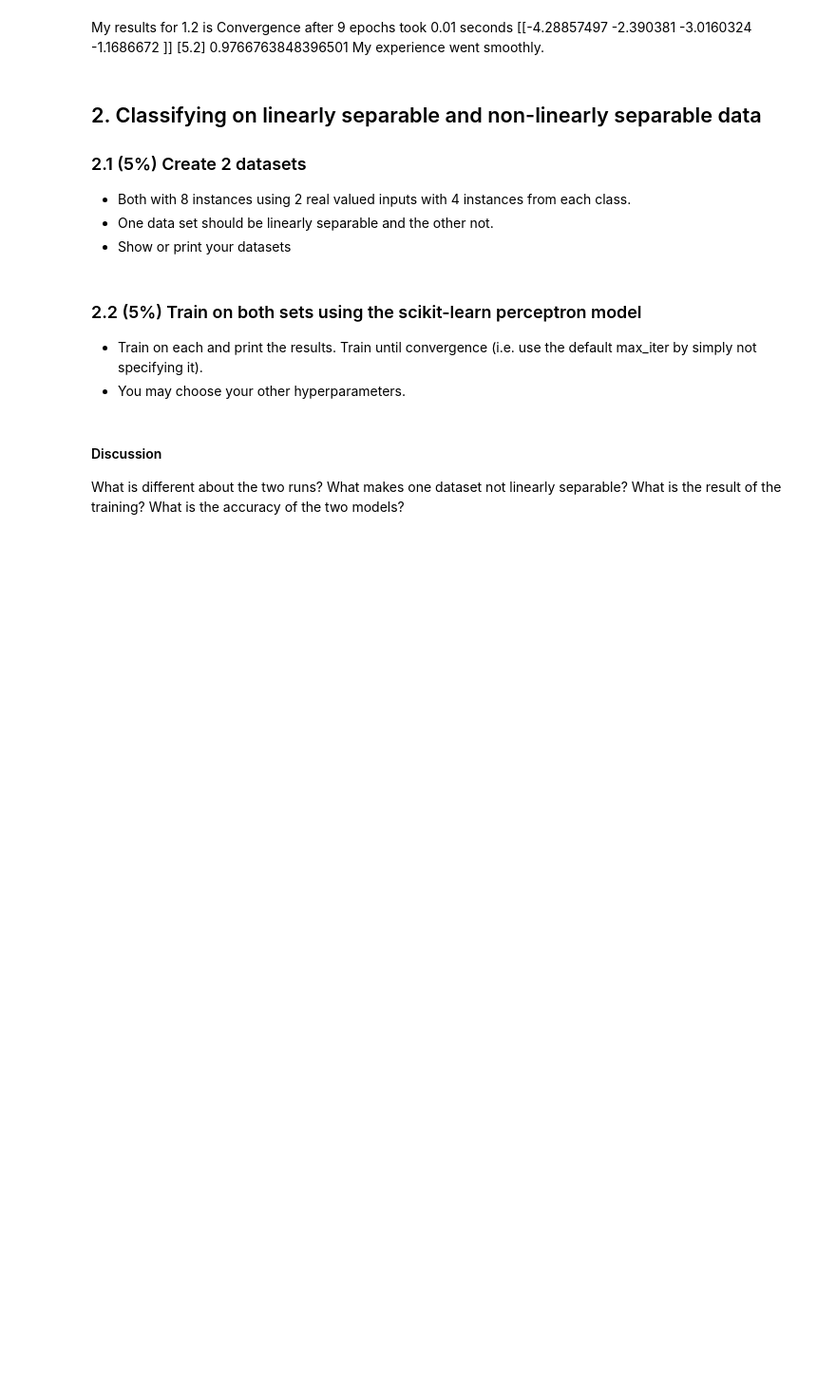
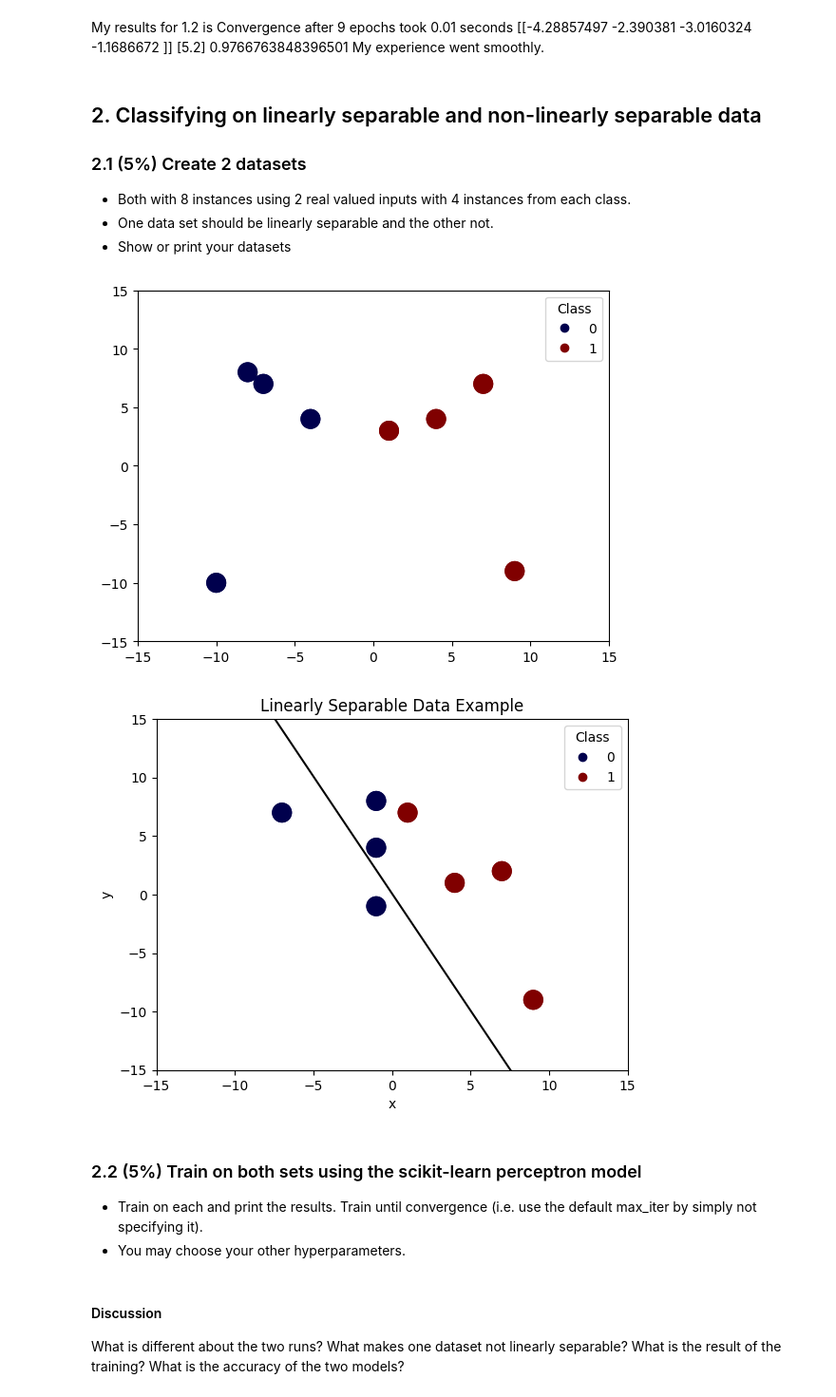
Before and after one commit to joansia9/Perceptron, a Jupyter notebook: Perceptron Lab.ipynb, the cells around one changed output. Shown at 95% size. Cells and saved outputs as stored; diff of their text form; code cells hidden in the pictures; blank space fills up the shorter version.

```diff
--- a/Perceptron Lab.ipynb
+++ b/Perceptron Lab.ipynb
@@ -143,3 +140,76 @@ My experience went smoothly.
+# %%
+# Create and show the 2 datasets.
+# You could do it here in Python or create arff files in your local folder with a text editor.  Either way show your dataset.
+import matplotlib.pyplot as plt
+
+
+# Data points (linearly separable data)
+linearlySep_data = np.array([[-10, -10],  # Class R
+                             [-7, 7],     # Class R
+                             [-4, 4],     # Class R
+                             [-8, 8],     # Class R
+                             [1, 3],      # Class B
+                             [4, 4],      # Class B
+                             [7, 7],      # Class B
+                             [9, -9]])    # Class B
+
+# Labels for the classes
+labels = np.array([0, 0, 0, 0, 1, 1, 1, 1])  # Class R (0) and Class B (1)
+
+# Create a scatter plot of data
+plt.scatter(linearlySep_data[:, 0], linearlySep_data[:, 1], c=labels, s=200, cmap='seismic')
+# Set the limits for the axes (auto-scaled based on the data range)
+plt.xlim(-15, 15)
+plt.ylim(-15, 15)
+
+# Create a scatter plot of data
+scatter = plt.scatter(linearlySep_data[:,0], linearlySep_data[:,1], c = labels, s=200, cmap='seismic')
+legend = plt.legend(*scatter.legend_elements(num=1), title="Class", loc='upper right') # Legend
+
+# Display the plot
+plt.show()
+
+
+# Data points (Nonlinearly separable data)
+NonlinearlySep_data = np.array([[-1, -1],  # Class R
+                             [-7, 7],     # Class R
+                             [-1, 4],     # Class R
+                             [-1, 8],     # Class R
+                             [1, 7],      # Class B
+                             [4, 1],      # Class B
+                             [7, 2],      # Class B
+                             [9, -9]])    # Class B
+
+# Labels for the classes
+labels = np.array([0, 0, 0, 0, 1, 1, 1, 1])  # Class R (0) and Class B (1)
+
+# Create a scatter plot of data
+plt.scatter(NonlinearlySep_data[:, 0], NonlinearlySep_data[:, 1], c=labels, s=200, cmap='seismic')
+# Set the limits for the axes (auto-scaled based on the data range)
+plt.xlim(-15, 15)
+plt.ylim(-15, 15)
+
+# the correct slope and intercept using your learned weights and bias.
+xlist = np.linspace(-10.0, 10.0, 100) # create 100 evenly spaced points between -1 and 1 for the x axis
+ylist = np.linspace(-10.0, 10.0, 100) # create 100 evenly spaced points between -1 and 1 for the y axis
+slope = -2  # made up
+intercept = 0.1 # made up
+eq = slope*xlist + intercept
+plt.plot(xlist,  eq, '-k', )
+plt.title('Linearly Separable Data Example')
+plt.xlabel('x')
+plt.ylabel('y')
+
+
+# Create a scatter plot of data
+scatter = plt.scatter(NonlinearlySep_data[:,0], NonlinearlySep_data[:,1], c = labels, s=200, cmap='seismic')
+legend = plt.legend(*scatter.legend_elements(num=1), title="Class", loc='upper right') # Legend
+
+# Display the plot
+plt.show()
+# %% [output]
+[figure, added]
+[figure, added]
 # %% [markdown]
 ### 2.2 (5%) Train on both sets using the scikit-learn perceptron model
 - Train on each and print the results. Train until convergence (i.e. use the default max_iter by simply not specifying it).
```
Also changed, not shown: parts of 3 cells of this notebook.
